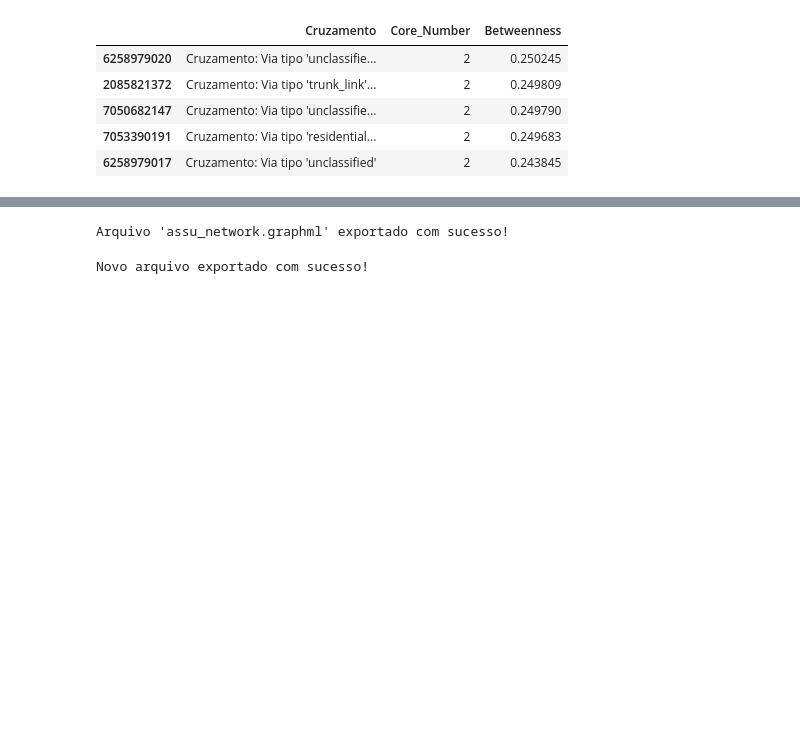
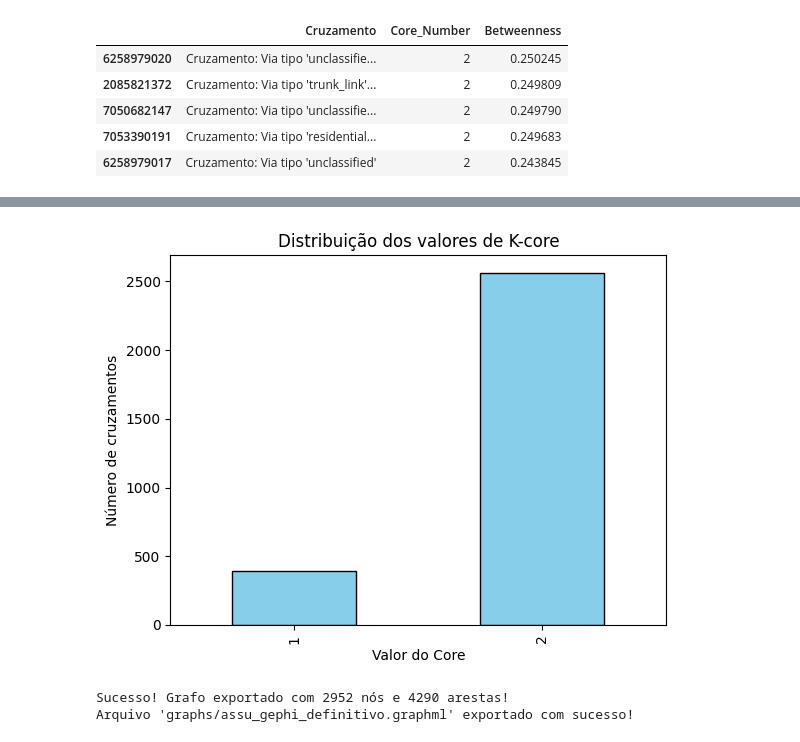
Before and after one commit to JPOC02/Structural_Analysis_Urban-Networks_OSMnx_NetworkX_Gephi, a Jupyter notebook: init.ipynb, the cells around one changed output, grey strips where cells are left out. Drawn from its saved outputs; the diff is of its cells as text; code cells hidden in the pictures; blank space fills up the shorter version.

```diff
--- a/init.ipynb
+++ b/init.ipynb
@@ -180,25 +193,42 @@ Número de cruzamentos pertencentes ao núcleo principal (K=2): 2563
+# %%
+df_metricas['Core_Number'].value_counts().sort_index().plot(kind='bar', color='skyblue', edgecolor='black')
+plt.title('Distribuição dos valores de K-core')
+plt.xlabel('Valor do Core')
+plt.ylabel('Número de cruzamentos')
+
+plt.savefig('images/distribuicao_kcore.svg', dpi=300, bbox_inches='tight')
+# %% [output]
+[figure, added]
 # %%
-# 1. Injetando os atributos calculados de volta nos nós do grafo
 nx.set_node_attributes(G_undirected, df_metricas['Degree'].to_dict(), "degree")
 nx.set_node_attributes(G_undirected, df_metricas['Betweenness'].to_dict(), "betweenness")
 nx.set_node_attributes(G_undirected, df_metricas['Closeness'].to_dict(), "closeness")
 nx.set_node_attributes(G_undirected, df_metricas['Core_Number'].to_dict(), "core_number")
 
-# 2. Exportando o grafo para o formato lido pelo Gephi
-ox.save_graphml(G_undirected, "assu_network.graphml")
+G_gephi = nx.Graph(G_undirected)
 
-print("Arquivo 'assu_network.graphml' exportado com sucesso!")
+for no, dados in G_gephi.nodes(data=True):
+    dados['Latitude'] = float(dados['y'])
+    dados['Longitude'] = float(dados['x'])
+
+    for chave, valor in list(dados.items()):
+        if isinstance(valor, list):
+            dados[chave] = ", ".join(map(str, valor))
+
+for u, v, dados in G_gephi.edges(data=True):
+
+    if 'geometry' in dados:
+        del dados['geometry']
+
+    for chave, valor in list(dados.items()):
+        if isinstance(valor, list):
+            dados[chave] = ", ".join(map(str, valor))
+
+nx.write_graphml(G_gephi, "graphs/assu_gephi_definitivo.graphml")
+
+print(f"Sucesso! Grafo exportado com {G_gephi.number_of_nodes()} nós e {G_gephi.number_of_edges()} arestas!")
+
+print("Arquivo 'graphs/assu_gephi_definitivo.graphml' exportado com sucesso!")
 # %% [output]
-Arquivo 'assu_network.graphml' exportado com sucesso!
+Sucesso! Grafo exportado com 2952 nós e 4290 arestas!
+Arquivo 'graphs/assu_gephi_definitivo.graphml' exportado com sucesso!
-# %%
-# Força as coordenadas a serem lidas como números (float) pelo Gephi
-for no, dados in G_undirected.nodes(data=True):
-    dados['Latitude'] = float(dados['y'])
-    dados['Longitude'] = float(dados['x'])
-
-# Exporta um novo arquivo corrigido
-ox.save_graphml(G_undirected, "assu_network_corrigido.graphml")
-
-print("Novo arquivo exportado com sucesso!")
-# %% [output]
-Novo arquivo exportado com sucesso!
```
Also changed, not shown: parts of 8 cells of this notebook.
